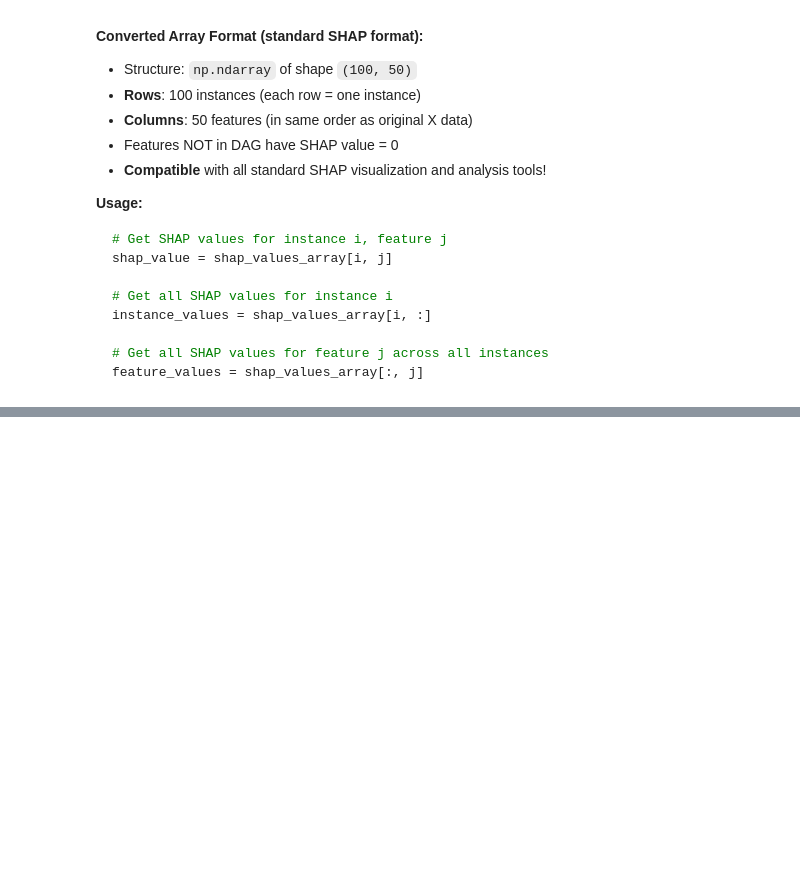
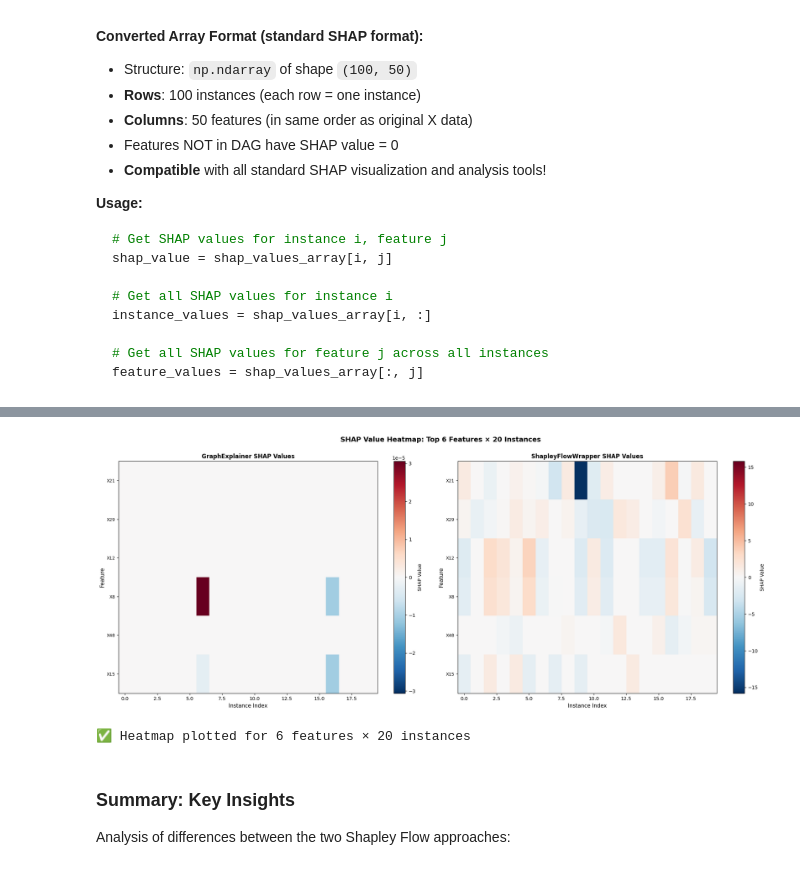
Before and after one commit to juanriosg12/master_thesis, a Jupyter notebook: shapflow_data_driven.ipynb, the cells around one changed output, grey strips where cells are left out. Saved outputs shown, nothing was run; the diff lists cells and outputs as text; code cells hidden in the pictures; blank space fills up the shorter version.

```diff
--- a/shapflow_data_driven.ipynb
+++ b/shapflow_data_driven.ipynb
@@ -670,0 +802,51 @@ Note: you may need to restart the kernel to use updated packages.
+# %%
+# Plot 4: Heatmap comparing SHAP values for selected instances and features
+n_instances_to_show = min(20, shap_values_array.shape[0])
+n_features_to_show = min(15, len(top_feature_names))
+
+# Select top features
+selected_features = comparison_df.head(n_features_to_show)['Feature'].tolist()
+selected_feature_indices = [X_feature_names.index(f) for f in selected_features]
+
+# Select a sample of instances
+instance_indices = np.linspace(0, len(shap_values_array)-1, n_instances_to_show, dtype=int)
+
+fig, (ax1, ax2) = plt.subplots(1, 2, figsize=(20, 8))
+
+# GraphExplainer heatmap
+graphexplainer_subset = shap_values_array[np.ix_(instance_indices, selected_feature_indices)]
+im1 = ax1.imshow(graphexplainer_subset.T, aspect='auto', cmap='RdBu_r',
+                  vmin=-np.abs(graphexplainer_subset).max(),
+                  vmax=np.abs(graphexplainer_subset).max())
+ax1.set_yticks(range(len(selected_features)))
+ax1.set_yticklabels(selected_features, fontsize=9)
+ax1.set_xlabel('Instance Index', fontsize=11)
+ax1.set_ylabel('Feature', fontsize=11)
+ax1.set_title('GraphExplainer SHAP Values', fontsize=12, fontweight='bold')
+plt.colorbar(im1, ax=ax1, label='SHAP Value')
+
+# Wrapper heatmap
+wrapper_subset = wrapper_shap_values[np.ix_(instance_indices, selected_feature_indices)]
+im2 = ax2.imshow(wrapper_subset.T, aspect='auto', cmap='RdBu_r',
+                  vmin=-np.abs(wrapper_subset).max(),
+                  vmax=np.abs(wrapper_subset).max())
+ax2.set_yticks(range(len(selected_features)))
+ax2.set_yticklabels(selected_features, fontsize=9)
+ax2.set_xlabel('Instance Index', fontsize=11)
+ax2.set_ylabel('Feature', fontsize=11)
+ax2.set_title('ShapleyFlowWrapper SHAP Values', fontsize=12, fontweight='bold')
+plt.colorbar(im2, ax=ax2, label='SHAP Value')
+
+plt.suptitle(f'SHAP Value Heatmap: Top {n_features_to_show} Features × {n_instances_to_show} Instances',
+             fontsize=14, fontweight='bold', y=1.00)
+plt.tight_layout()
+plt.show()
+
+print(f"✅ Heatmap plotted for {n_features_to_show} features × {n_instances_to_show} instances")
+# %% [output]
+[figure, added]
+✅ Heatmap plotted for 6 features × 20 instances
+# %% [markdown]
+### Summary: Key Insights
+
+Analysis of differences between the two Shapley Flow approaches:
```
Also changed, not shown: parts of 32 cells of this notebook, 3 other files.
